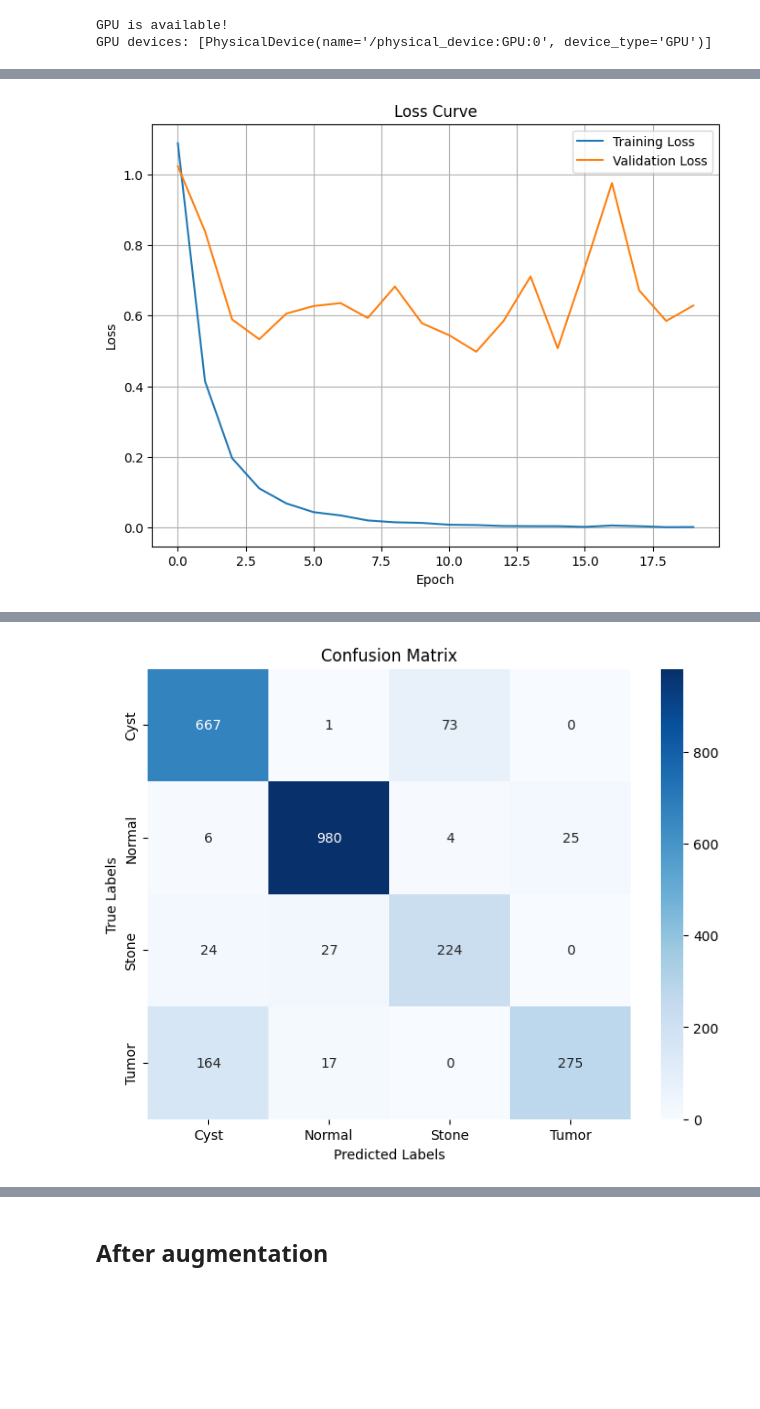
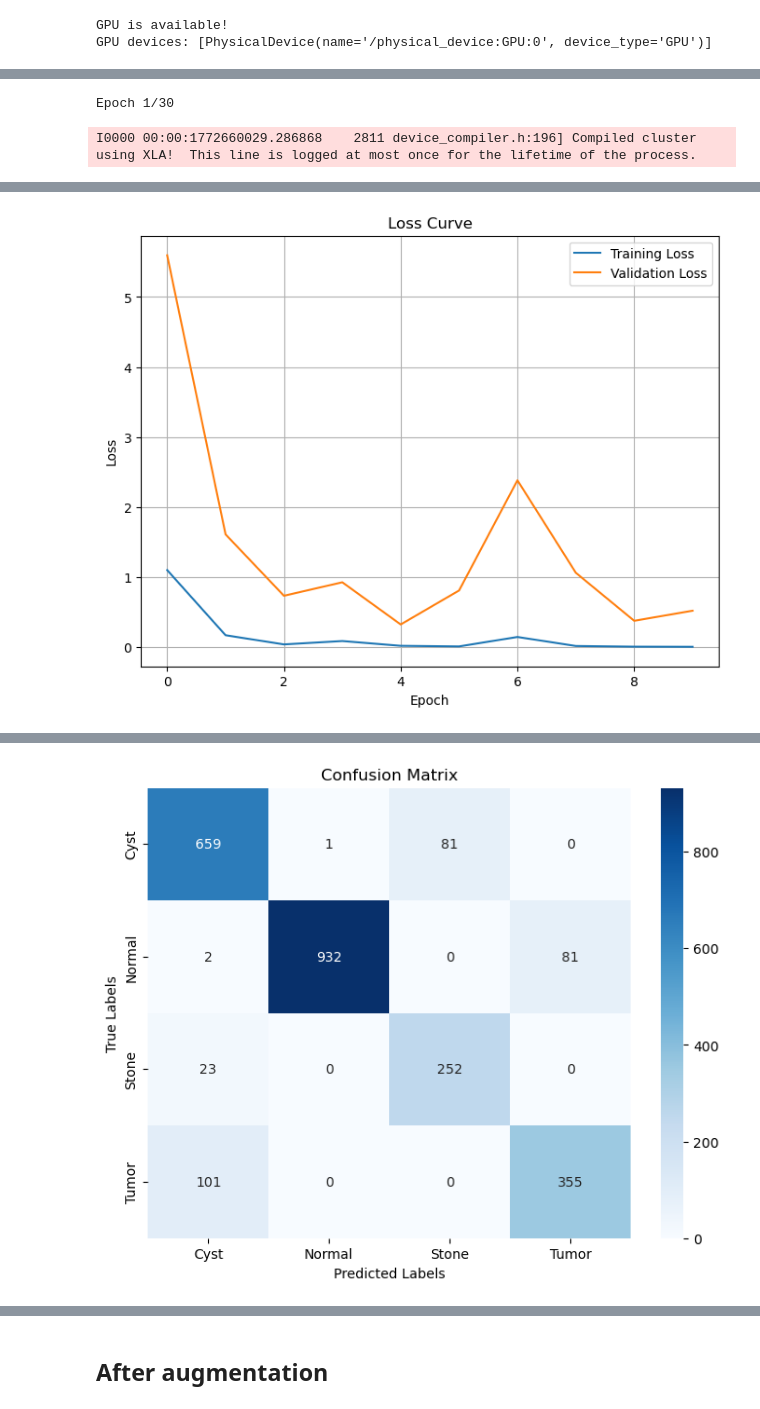
Before and after one commit to ShulimanHossain/CT-Based-Multiclass-Kidney-Disease-Classification-Using-Convolutional-Neural-Networks, a Jupyter notebook: vgg16_model.ipynb, the cells around one changed output, grey strips where cells are left out. Cells and saved outputs as stored; diff of their text form; code cells hidden in the pictures; blank space fills up the shorter version.

```diff
--- a/vgg16_model.ipynb
+++ b/vgg16_model.ipynb
@@ -32,10 +36,13 @@ GPU devices: [PhysicalDevice(name='/physical_device:GPU:0', device_type='GPU')]
 IMG_SIZE = 224
 BATCH_SIZE = 32
 NUM_CLASSES = 4
-EPOCHS = 20
+EPOCHS = 30
 DATASET_PATH = "CT-KIDNEY-DATASET-Normal-Cyst-Tumor-Stone"
 
-datagen = ImageDataGenerator(rescale=1./255, validation_split=0.2)
+datagen = ImageDataGenerator(
+    preprocessing_function=preprocess_input,
+    validation_split=0.2
+)
 
 train_generator = datagen.flow_from_directory(
     DATASET_PATH,
@@ -74,30 +81,40 @@ base_model = VGG16(
 
 base_model.trainable = True
 
-for layer in base_model.layers[:-4]:
+for layer in base_model.layers[:-6]:
     layer.trainable = False
 
 x = base_model.output
 x = GlobalAveragePooling2D()(x)
+
+x = Dense(256, activation='relu')(x)
+x = BatchNormalization()(x)
 x = Dropout(0.5)(x)
+x = Dense(128, activation='relu')(x)
+x = BatchNormalization()(x)
+x = Dropout(0.3)(x)
 outputs = Dense(NUM_CLASSES, activation='softmax')(x)
 
 model = Model(inputs=base_model.input, outputs=outputs)
 
 
 model.compile(
-    optimizer=Adam(learning_rate=1e-5),
+    optimizer=Adam(learning_rate=1e-4),
     loss='categorical_crossentropy',
     metrics=['accuracy']
 )
 
 start_train_time = time.time()
-
+callbacks = [
+    EarlyStopping(monitor='val_loss', patience=5, restore_best_weights=True),
+    ReduceLROnPlateau(monitor='val_loss', factor=0.5, patience=3, min_lr=1e-7)
+]
 history = model.fit(
     train_generator,
     validation_data=val_generator,
     epochs=EPOCHS,
-    class_weight=class_weights
+    class_weight=class_weights,
+    callbacks=callbacks
 
 )
 
@@ -114,7 +131,7 @@ plt.show()
 training_time = time.time() - start_train_time
 
 start_test_time = time.time()
-
+val_generator.reset()
 y_pred_prob = model.predict(val_generator)
 y_pred_classes = np.argmax(y_pred_prob, axis=1)
 y_true = val_generator.classes
@@ -186,0 +192,2 @@ Epoch 20/20
+Epoch 1/30
+I0000 00:00:1772660029.286868    2811 device_compiler.h:196] Compiled cluster using XLA!  This line is logged at most once for the lifetime of the process.
@@ -187 +213 @@ Epoch 20/20
-[figure, old version]
+[figure, new version]
@@ -189 +215 @@ Epoch 20/20
-[figure, old version]
+[figure, new version]
```
Also changed, not shown: parts of 6 cells of this notebook.
